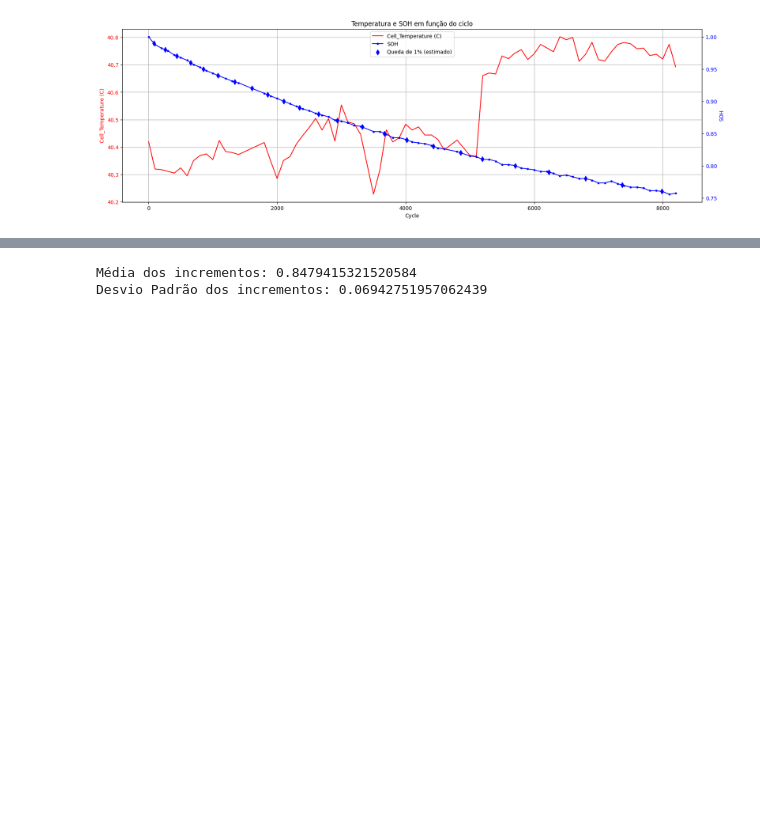
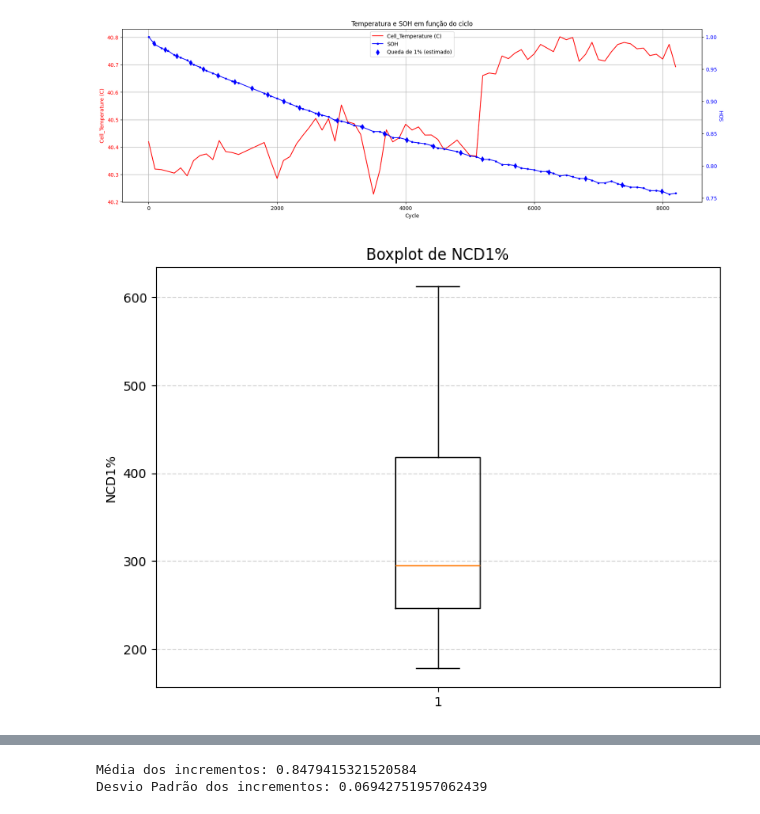
Before and after one commit to Davi-SB/Battery-Analysis, a Jupyter notebook: SOH_vs_Temperature.ipynb, the cells around one changed output, grey strips where cells are left out. Cells and saved outputs as stored; diff of their text form; code cells hidden in the pictures; blank space fills up the shorter version.

Commit message:
create blox plot

```diff
--- a/SOH_vs_Temperature.ipynb
+++ b/SOH_vs_Temperature.ipynb
@@ -270,3 +270,19 @@ ax1.legend(lines_1 + lines_2, labels_1 + labels_2, loc='upper center')
 plt.show()
 # %% [output]
 [figure]
+# %%
+import matplotlib.pyplot as plt
+
+# Seleciona a série, removendo valores nulos
+data = df_estimates["NCD1%"].dropna()
+
+# Cria o boxplot
+plt.figure(figsize=(8, 6))
+plt.boxplot(data)
+plt.ylabel("NCD1%")
+plt.title("Boxplot de NCD1%")
+plt.grid(True, axis='y', linestyle='--', alpha=0.5)
+
+plt.show()
+# %% [output]
+[figure, added]
```
Also changed, not shown: parts of 1 cell of this notebook.
